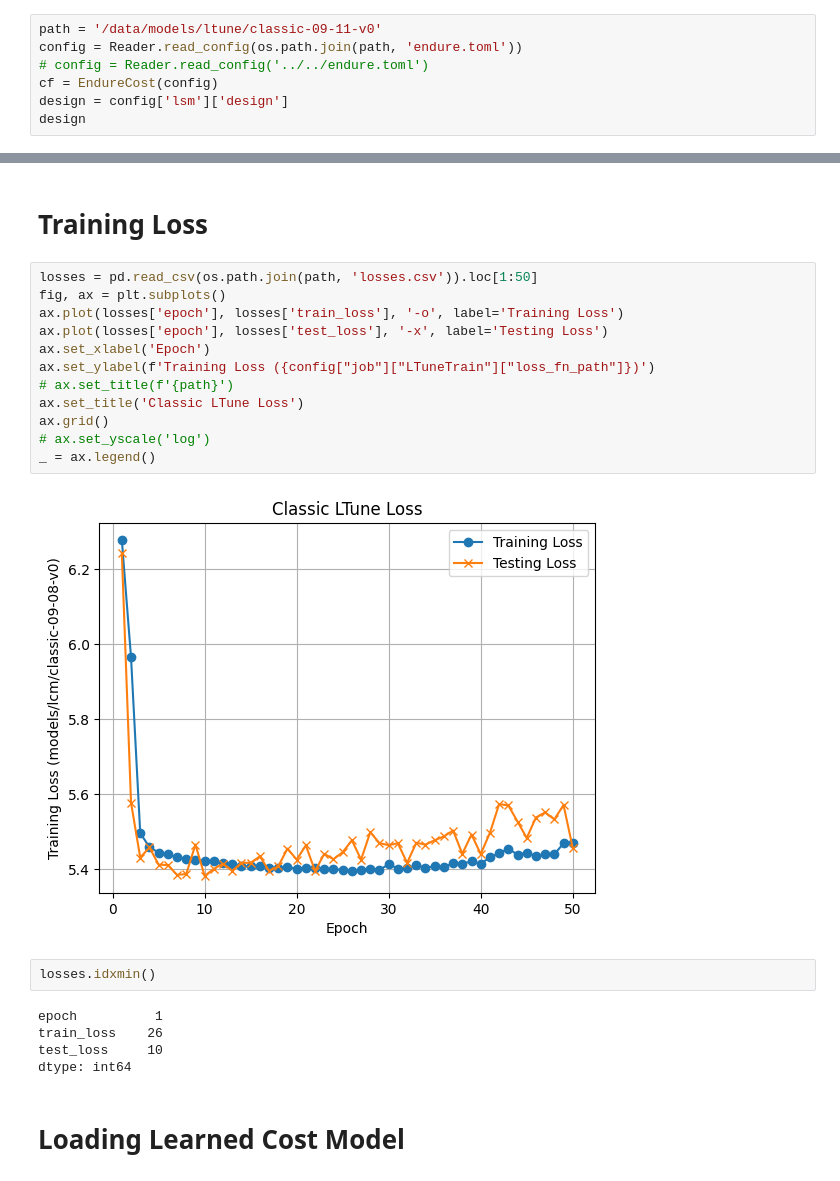
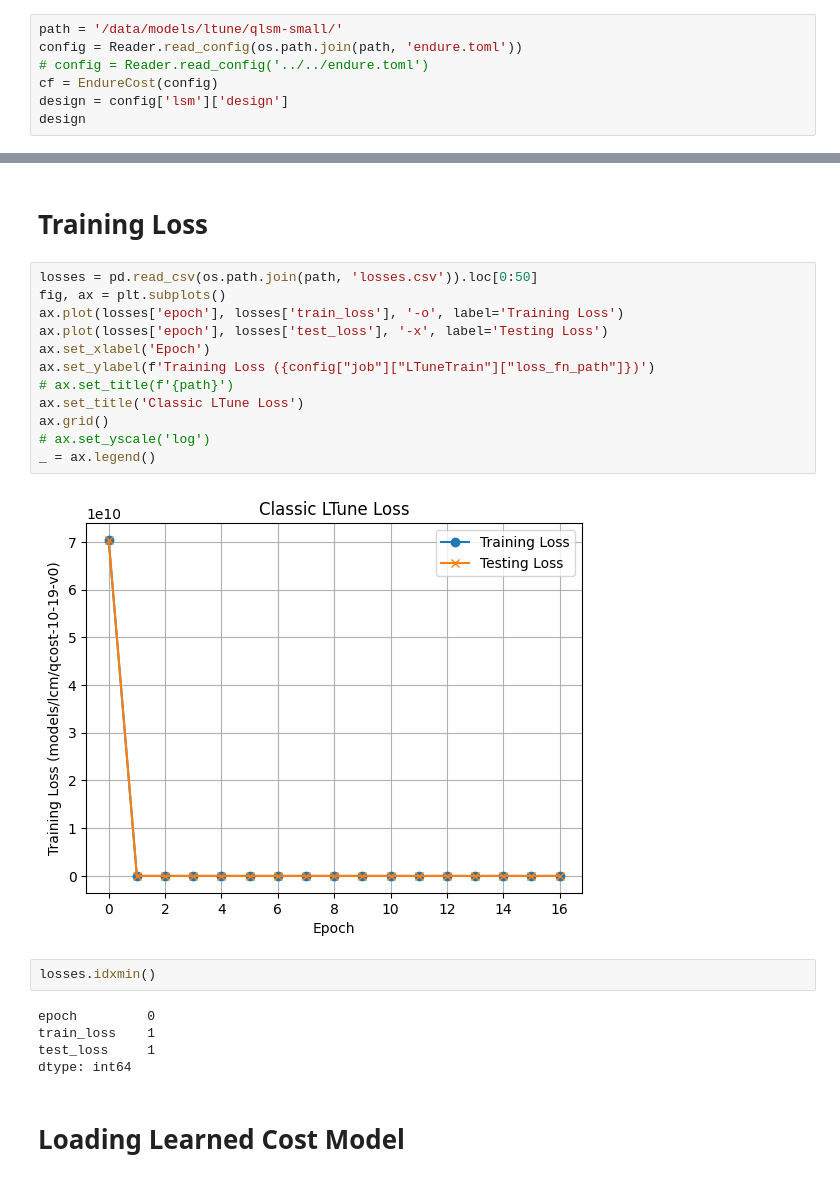
Before and after one commit to ephoris/endure-jupyter, a Jupyter notebook: experiments/01_ltune_eval.ipynb, the cells around one changed output, grey strips where cells are left out. Cells and saved outputs as stored; diff of their text form.

```diff
--- a/experiments/01_ltune_eval.ipynb
+++ b/experiments/01_ltune_eval.ipynb
@@ -26,7 +26,7 @@ from endure.ltune.model.builder import LTuneModelBuilder
 # %% [markdown]
 # Loading Model
 # %%
-path = '/data/models/ltune/classic-09-11-v0'
+path = '/data/models/ltune/qlsm-small/'
 config = Reader.read_config(os.path.join(path, 'endure.toml'))
 # config = Reader.read_config('../../endure.toml')
 cf = EndureCost(config)
@@ -94,25 +94,25 @@ design, out
 # %% [markdown]
 # Training Loss
 # %%
-losses = pd.read_csv(os.path.join(path, 'losses.csv')).loc[1:50]
+losses = pd.read_csv(os.path.join(path, 'losses.csv')).loc[0:50]
 fig, ax = plt.subplots()
 ax.plot(losses['epoch'], losses['train_loss'], '-o', label='Training Loss')
 ax.plot(losses['epoch'], losses['test_loss'], '-x', label='Testing Loss')
 ax.set_xlabel('Epoch')
 ax.set_ylabel(f'Training Loss ({config["job"]["LTuneTrain"]["loss_fn_path"]})')
 # ax.set_title(f'{path}')
 ax.set_title('Classic LTune Loss')
 ax.grid()
 # ax.set_yscale('log')
 _ = ax.legend()
 # %% [output]
-[figure, old version]
+[figure, new version]
 # %%
 losses.idxmin()
 # %% [output]
-epoch          1
-train_loss    26
-test_loss     10
+epoch         0
+train_loss    1
+test_loss     1
 dtype: int64
 # %% [markdown]
 # Loading Learned Cost Model
```
Also changed, not shown: parts of 6 cells of this notebook, 1 other file.
